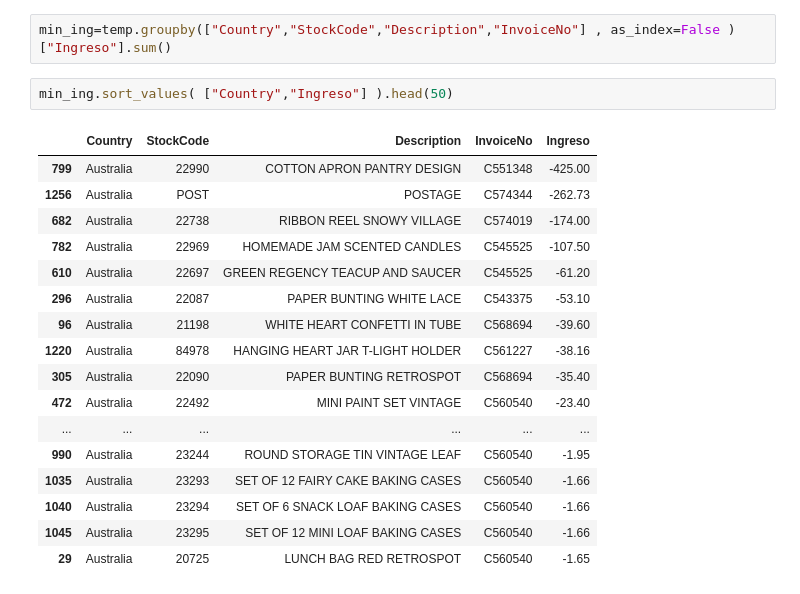
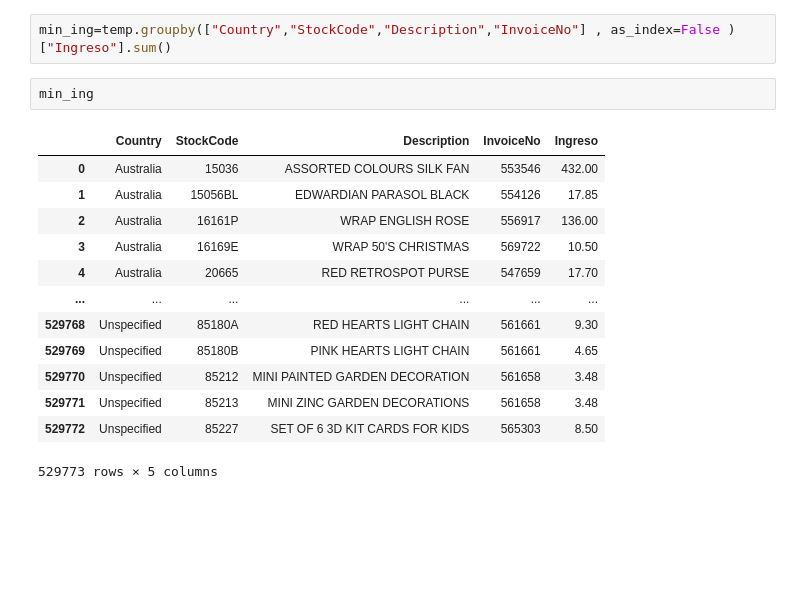
Before and after one commit to Jakmeni/Examen-Manipulacion-de-Datos, a Jupyter notebook: EDA.ipynb, the cells around one changed output. Cells and saved outputs as stored; diff of their text form; blank space fills up the shorter version.

```diff
--- a/EDA.ipynb
+++ b/EDA.ipynb
@@ -301,22 +289,18 @@ pd.DataFrame({
 # %%
 min_ing=temp.groupby(["Country","StockCode","Description","InvoiceNo"] , as_index=False )["Ingreso"].sum()
 # %%
-min_ing.sort_values( ["Country","Ingreso"] ).head(50)
+min_ing
 # %% [output]
 |  | Country | StockCode | Description | InvoiceNo | Ingreso |
-| 799 | Australia | 22990 | COTTON APRON PANTRY DESIGN | C551348 | -425.00 |
-| 1256 | Australia | POST | POSTAGE | C574344 | -262.73 |
-| 682 | Australia | 22738 | RIBBON REEL SNOWY VILLAGE | C574019 | -174.00 |
-| 782 | Australia | 22969 | HOMEMADE JAM SCENTED CANDLES | C545525 | -107.50 |
-| 610 | Australia | 22697 | GREEN REGENCY TEACUP AND SAUCER | C545525 | -61.20 |
-| 296 | Australia | 22087 | PAPER BUNTING WHITE LACE | C543375 | -53.10 |
-| 96 | Australia | 21198 | WHITE HEART CONFETTI IN TUBE | C568694 | -39.60 |
-| 1220 | Australia | 84978 | HANGING HEART JAR T-LIGHT HOLDER | C561227 | -38.16 |
-| 305 | Australia | 22090 | PAPER BUNTING RETROSPOT | C568694 | -35.40 |
-| 472 | Australia | 22492 | MINI PAINT SET VINTAGE | C560540 | -23.40 |
+| 0 | Australia | 15036 | ASSORTED COLOURS SILK FAN | 553546 | 432.00 |
+| 1 | Australia | 15056BL | EDWARDIAN PARASOL BLACK | 554126 | 17.85 |
+| 2 | Australia | 16161P | WRAP ENGLISH ROSE | 556917 | 136.00 |
+| 3 | Australia | 16169E | WRAP 50'S CHRISTMAS | 569722 | 10.50 |
+| 4 | Australia | 20665 | RED RETROSPOT PURSE | 547659 | 17.70 |
 | ... | ... | ... | ... | ... | ... |
-| 990 | Australia | 23244 | ROUND STORAGE TIN VINTAGE LEAF | C560540 | -1.95 |
-| 1035 | Australia | 23293 | SET OF 12 FAIRY CAKE BAKING CASES | C560540 | -1.66 |
-| 1040 | Australia | 23294 | SET OF 6 SNACK LOAF BAKING CASES | C560540 | -1.66 |
-| 1045 | Australia | 23295 | SET OF 12 MINI LOAF BAKING CASES | C560540 | -1.66 |
-| 29 | Australia | 20725 | LUNCH BAG RED RETROSPOT | C560540 | -1.65 |
+| 529768 | Unspecified | 85180A | RED HEARTS LIGHT CHAIN | 561661 | 9.30 |
+| 529769 | Unspecified | 85180B | PINK HEARTS LIGHT CHAIN | 561661 | 4.65 |
+| 529770 | Unspecified | 85212 | MINI PAINTED GARDEN DECORATION | 561658 | 3.48 |
+| 529771 | Unspecified | 85213 | MINI ZINC GARDEN DECORATIONS | 561658 | 3.48 |
+| 529772 | Unspecified | 85227 | SET OF 6 3D KIT CARDS FOR KIDS | 565303 | 8.50 |
+529773 rows × 5 columns
```
Also changed, not shown: parts of 4 cells of this notebook.
